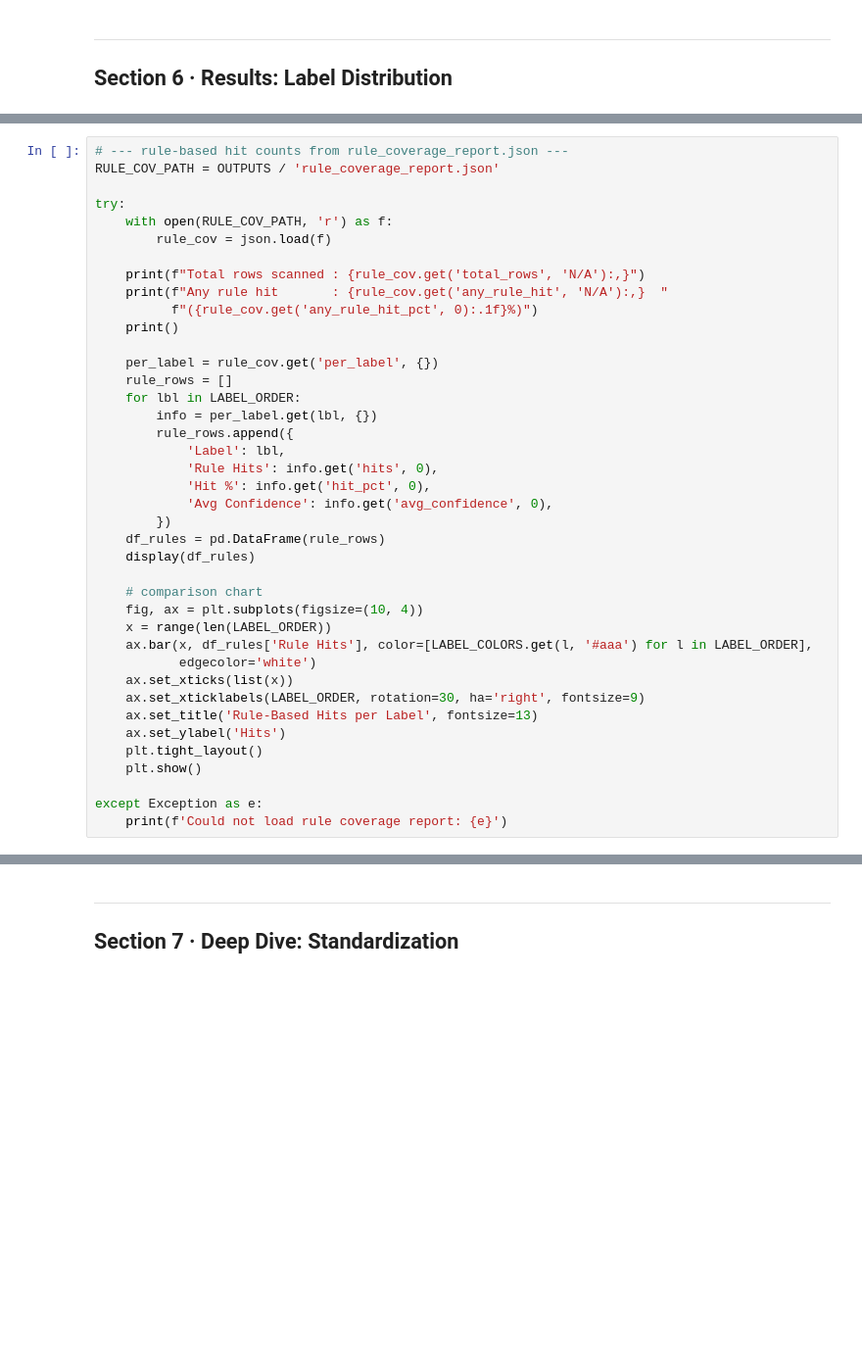
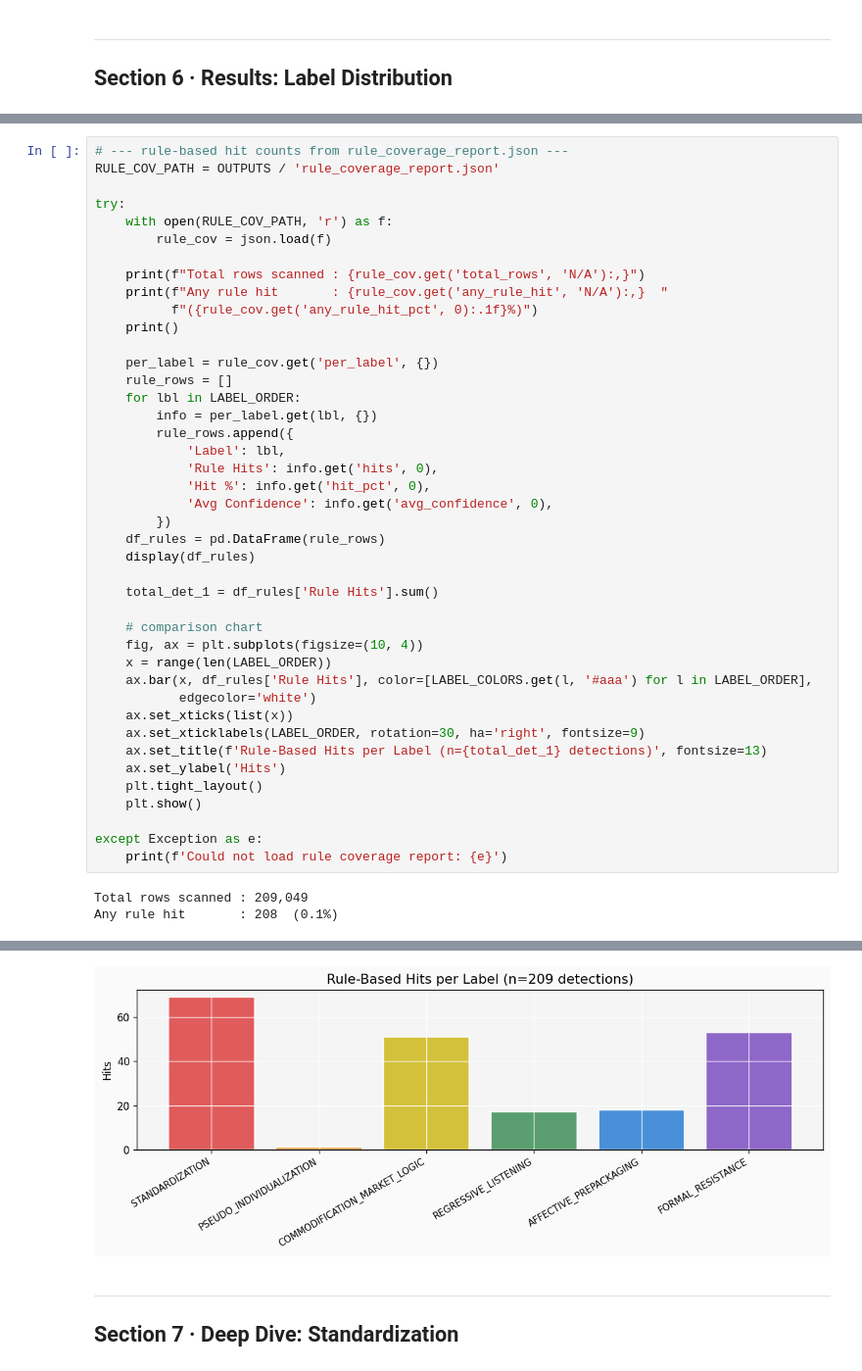
Before and after one commit to LuizFelipeBarbosa/testing-adorno, a Jupyter notebook: adorno_paper_notebook.ipynb, the cells around one changed output, grey strips where cells are left out. Shown at 98% size. Drawn from its saved outputs; the diff is of its cells as text; blank space fills up the shorter version.

Commit message:
feat: Update rule coverage statistics in notebooks and add a new essay on algorithm framing.

```diff
--- a/adorno_paper_notebook.ipynb
+++ b/adorno_paper_notebook.ipynb
@@ -462,6 +584,8 @@ try:
     df_rules = pd.DataFrame(rule_rows)
     display(df_rules)
 
+    total_det_1 = df_rules['Rule Hits'].sum()
+
     # comparison chart
     fig, ax = plt.subplots(figsize=(10, 4))
     x = range(len(LABEL_ORDER))
@@ -469,10 +593,13 @@ try:
            edgecolor='white')
     ax.set_xticks(list(x))
     ax.set_xticklabels(LABEL_ORDER, rotation=30, ha='right', fontsize=9)
-    ax.set_title('Rule-Based Hits per Label', fontsize=13)
+    ax.set_title(f'Rule-Based Hits per Label (n={total_det_1} detections)', fontsize=13)
     ax.set_ylabel('Hits')
     plt.tight_layout()
     plt.show()
 
 except Exception as e:
     print(f'Could not load rule coverage report: {e}')
+# %% [output]
+Total rows scanned : 209,049
+Any rule hit       : 208  (0.1%)
@@ -479,3 +613,4 @@ except Exception as e:
+[figure, added]
 # %% [markdown]
 ---
 
```
Also changed, not shown: parts of 24 cells of this notebook, 3 other files.
